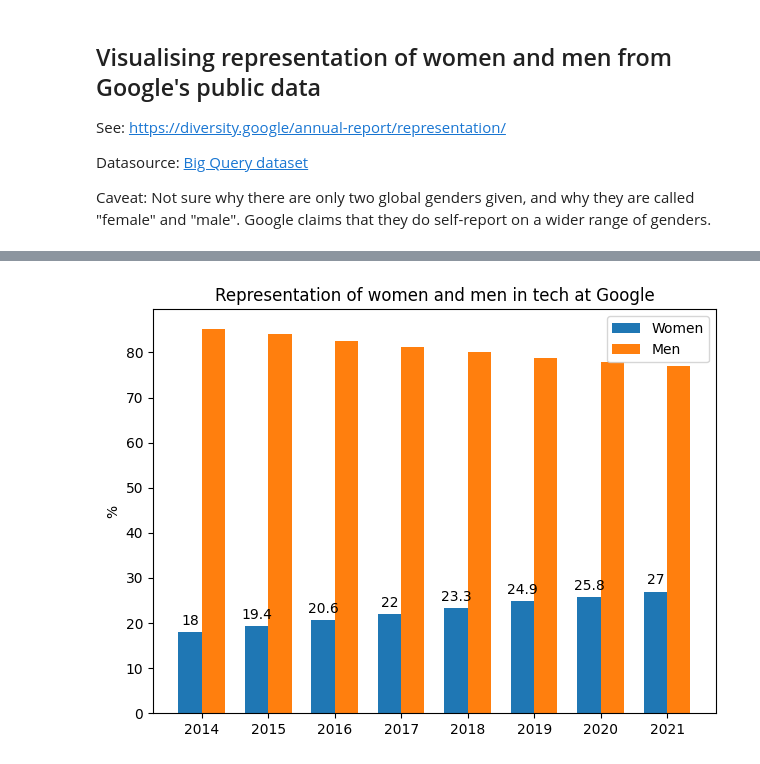
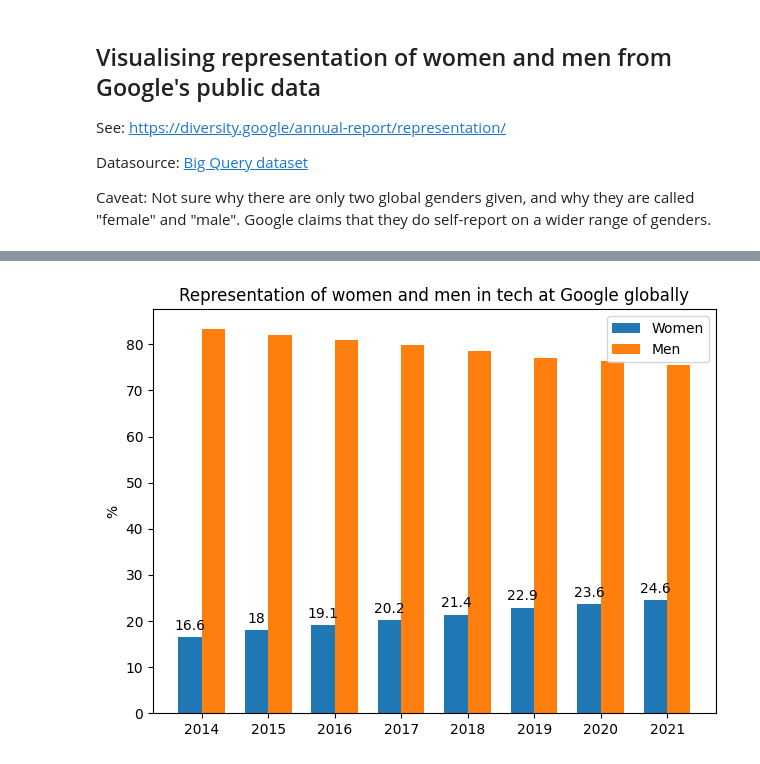
Before and after one commit to duanasq/learning-ds-public, a Jupyter notebook: google_dei_display.ipynb, the cells around one changed output, grey strips where cells are left out. Drawn from its saved outputs; the diff is of its cells as text; code cells hidden in the pictures.

Commit message:
Use the non intersectional data for global gender %

```diff
--- a/google_dei_display.ipynb
+++ b/google_dei_display.ipynb
@@ -13,7 +13,7 @@ import json
 import matplotlib.pyplot as plt
 # %%
 # How to fetch this data
-# 1. Load the public dataset in Big Query. Explort the table dar_intersectional_representation as a csv file
-df = pd.read_csv('google_dei_dar_intersectional_representation.csv')
+# 1. Load the public dataset in Big Query. Explort the table dar_non_intersectional_representation as a csv file
+df = pd.read_csv('google_dei_dar_non_intersectional_representation.csv')
 df
 # %% [output]
@@ -33,5 +37,4 @@ df
 # %%
 df_tech = df[df["workforce"] == "representation_tech" ].copy()
-df_tech["percent"] = df["race_asian"] + df["race_black"] + df["race_hispanic_latinx"] + df["race_native_american"] + df["race_white"]
 df_tech
 # %% [output]
@@ -55,3 +49,0 @@ df_tech
-# %%
-df_tech = df_tech[["workforce","report_year","gender_us","percent"]]
-df_tech.sort_values(by=['report_year', 'gender_us'])
@@ -76,28 +50,28 @@ df_tech.sort_values(by=['report_year', 'gender_us'])
 # %%
 labels = list(df_tech['report_year'].unique()) #.map(lambda x: str(x))
 labels = list(map(str, labels))
 
-women_percentages = df_tech[df_tech["gender_us"] == "female" ]["percent"].values * 100
-men_percentages = df_tech[df_tech["gender_us"] == "male" ]["percent"].values * 100
+women_percentages = df_tech["gender_global_female"].values * 100
+men_percentages = df_tech["gender_global_male"].values * 100
 
 x = np.arange(len(labels))  # the label locations
 width = 0.35  # the width of the bars
 
 fig, ax = plt.subplots()
 rects1 = ax.bar(x - width/2, women_percentages, width=width, label='Women')
 rects2 = ax.bar(x + width/2, men_percentages, width=width, label='Men')
 
 # Add some text for labels, title and custom x-axis tick labels, etc.
 ax.set_ylabel('%')
-ax.set_title('Representation of women and men in tech at Google')
+ax.set_title('Representation of women and men in tech at Google globally')
 ax.set_xticks(x)
 ax.set_xticklabels(labels)
 ax.legend()
 
 ax.bar_label(rects1, padding=3)
 #ax.bar_label(rects2, padding=3)
 
 fig.tight_layout()
 fig
 # %% [output]
-[figure, old version]
+[figure, new version]
```
Also changed, not shown: parts of 3 cells of this notebook.
